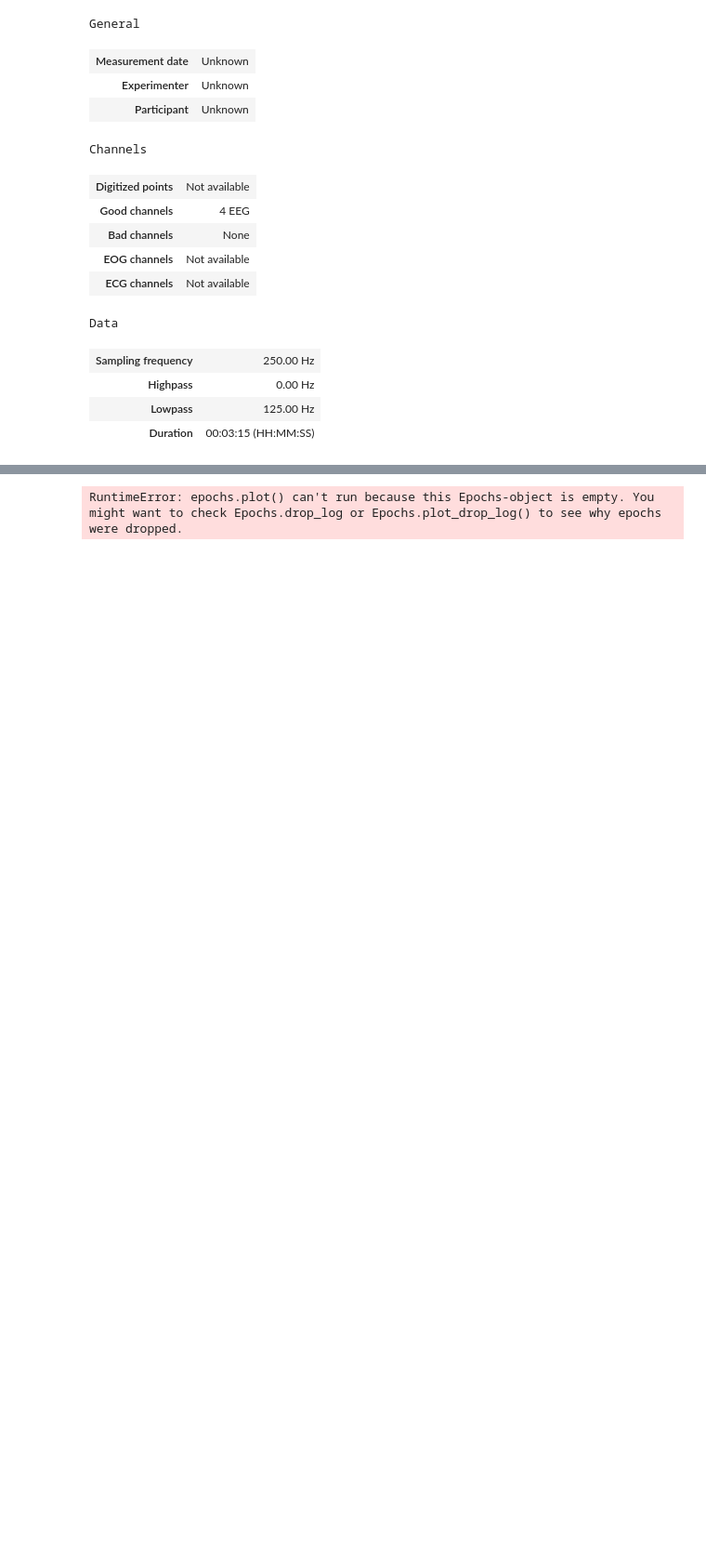
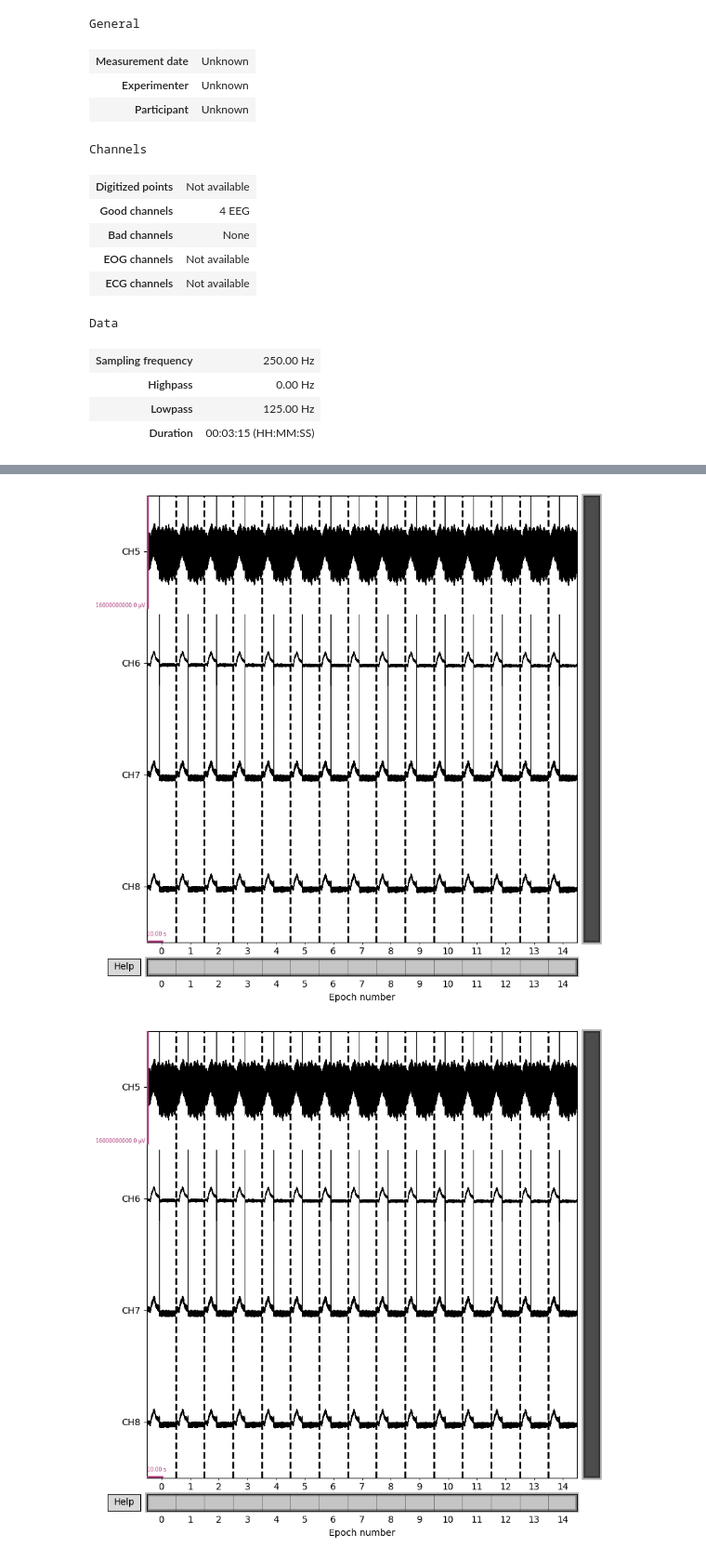
Before and after one commit to Epicsenpai/OpenTopic_BCI, a Jupyter notebook: First_acquisition/SSVEP_offline_preprocessing_V2.ipynb, the cells around one changed output, grey strips where cells are left out. Shown at 93% size. Cells and saved outputs as stored; diff of their text form; code cells hidden in the pictures; blank space fills up the shorter version.

```diff
--- a/First_acquisition/SSVEP_offline_preprocessing_V2.ipynb
+++ b/First_acquisition/SSVEP_offline_preprocessing_V2.ipynb
@@ -148,4 +179,5 @@ dropped_log
 # %%
-mne_epochs.plot(scalings = 200)
+mne_epochs.plot(scalings = 8000)
 # %% [output]
-RuntimeError: epochs.plot() can't run because this Epochs-object is empty. You might want to check Epochs.drop_log or Epochs.plot_drop_log() to see why epochs were dropped.
+[figure, added]
+[figure, added]
```
Also changed, not shown: parts of 11 cells of this notebook.
